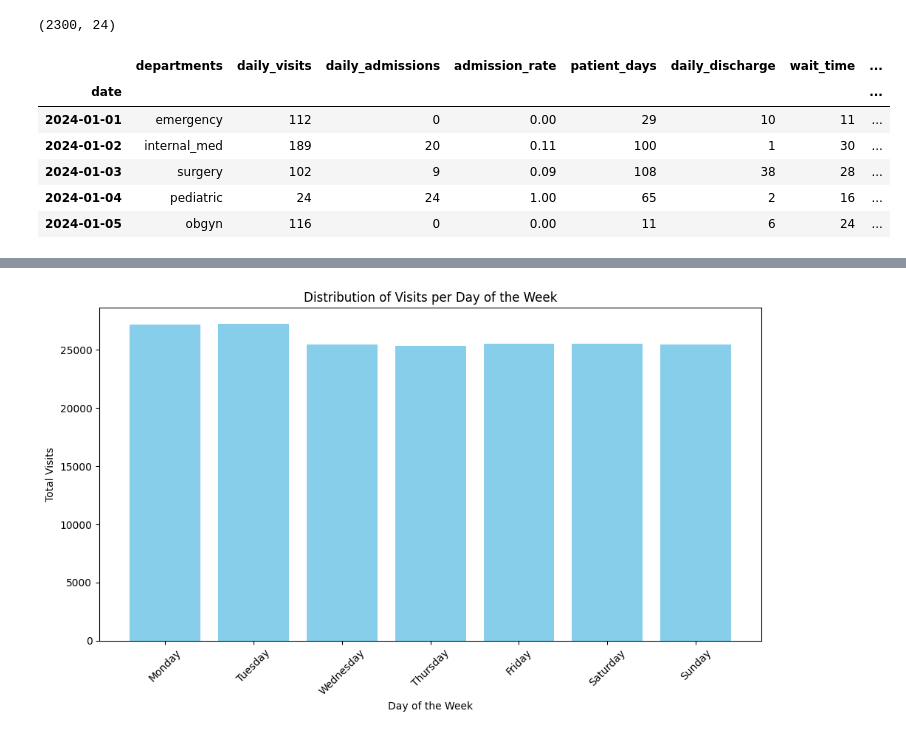
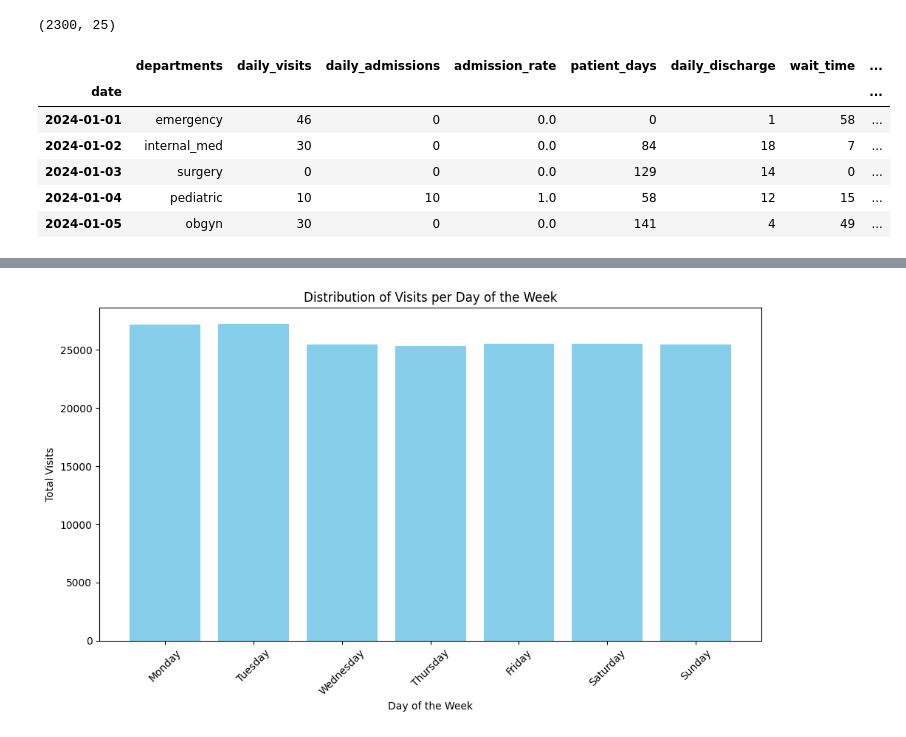
Before and after one commit to pablo9ja/Healthcare-Desktops, a Jupyter notebook: healthcare.ipynb, the cells around one changed output, grey strips where cells are left out. Drawn from its saved outputs; the diff is of its cells as text; code cells hidden in the pictures.

```diff
--- a/healthcare.ipynb
+++ b/healthcare.ipynb
@@ -1,18 +331,20 @@
 # %%
 import pandas as pd
+import pygwalker as pyg
+import math
 import numpy as np
+import matplotlib.pyplot as plt
 from datetime import datetime, timedelta
-import matplotlib.pyplot as plt
 pd.set_option('display.max_columns', None)
 
 # Define the departments and repeat each 10 times
+
 departments = [
     "emergency", "internal_med", "surgery", "pediatric", "obgyn", "cardio",
     "orthopedic", "neurology", "oncology", "radiology", "pathology", "anesthesiology",
     "icu", "psychiatry", "physical_therapy", "resp_therapy", "nutrition_diet",
     "pharmacy", "laboratory", "infection_control", "medical_records", "admin", "security"
 ] * 100
-
 # Creating the date range
 dt = pd.date_range(start='2024-01-01', end='2024-04-09')
 dt_range = np.tile(dt, int(np.ceil(len(departments) / len(dt))))[:len(departments)]
@@ -21,8 +353,8 @@ dt_range = np.tile(dt, int(np.ceil(len(departments) / len(dt))))[:len(department
 departments = departments[:2300]
 
 # Generate fake data
-np.random.seed(42)
-daily_visits = np.random.randint(10, 200, size=len(departments))
+#np.random.seed(42)
+daily_visits = np.random.randint(5, 50, size=len(departments))
 total_beds = np.random.randint(10, 80, size=len(departments))
 beds_in_use = np.minimum(total_beds, np.random.randint(5, 70, size=len(departments)))  # Ensure beds_in_use <= total_beds
 daily_discharge = np.minimum(total_beds, np.random.randint(1, 40, size=len(departments)))
@@ -32,8 +364,8 @@ daily_admissions = np.minimum(daily_visits, np.maximum(0, total_beds - beds_in_u
 admission_rate = np.round(daily_admissions / daily_visits, 2)
 
 # Employee data
-employee_count = np.random.randint(20, 150, size=100)
-employee_resign = np.random.randint(0, 5, size=100)
+employee_count = np.random.randint(10, 20, size=100)
+employee_resign = np.random.randint(0, 2, size=100)
 
 # Corrections data
 ctf_daily = np.random.randint(2, 20, size=len(departments))
@@ -41,7 +373,6 @@ daily_profit = np.random.randint(1000, 20000, size=len(departments))
 daily_revenue = daily_profit + ctf_daily
 ctf_daily = daily_revenue - daily_profit
 
-# Generating realistic integer staff to patient ratio
 staff_patient_ratio = ["1:{}".format(np.random.randint(1, 5)) for _ in range(len(departments))]
 
 data = {
@@ -53,45 +384,64 @@ data = {
     "patient_days": np.random.randint(10, 150, size=len(departments)),
     "daily_discharge": daily_discharge,
     "wait_time": np.random.randint(5, 60, size=len(departments)),
-    "daily_revenue": ["${:,.2f}".format(x) for x in daily_revenue],
-    "ctf_daily": ["${:,.2f}".format(x) for x in ctf_daily],
-    "daily_profit": ["${:,.2f}".format(x) for x in daily_profit],
+    "daily_revenue": daily_revenue,
+    "ctf_daily": ctf_daily,
+    "daily_profit":  daily_profit,
     "ctp_daily": np.random.randint(3, 25, size=len(departments)),
     "beds_in_use": beds_in_use,
     "total_beds": total_beds,
     "occupancy_rate": np.round(beds_in_use / total_beds, 2),
     "daily_readmission": np.random.randint(0, 5, size=len(departments)),
     "readmission_rate": np.round(np.random.uniform(0.0, 0.2, size=len(departments)), 2),
     "bed_turnover": np.round(daily_admissions / total_beds, 1),
     "employee_count": np.tile(employee_count, len(departments) // 100),
     "employee_resign": np.tile(employee_resign, len(departments) // 100),
     "employee_turnover": np.round(np.random.uniform(0.0, 0.05, size=len(departments)), 3),
     "equip_count": np.random.randint(10, 60, size=len(departments)),
     "equip_use": np.round(np.random.uniform(0.5, 1.0, size=len(departments)), 1),
-    "staff_patient_ratio": staff_patient_ratio,
+   "staff_patient_ratio": staff_patient_ratio,
     "refer_reason": np.random.choice(
         ["Accident", "Chronic Illness", "Elective Procedure", "Child Health", "Prenatal", "Cardiac Issues",
          "Joint Issues", "Nervous System", "Cancer", "Imaging", "Lab Tests", "Pre/Post Surgery", "Critical Care",
          "Mental Health", "Rehabilitation", "Breathing Disorders"], size=len(departments))
 }
 
 # Create DataFrame
 df = pd.DataFrame(data)
+# Iterate over the DataFrame and set fields to 0 if the department is not in the department_fields
+for department, fields in department_fields.items():
+    df.loc[df['departments'] == department, fields] = df.loc[df['departments'] == department, fields]
+    all_fields = set(df.columns)
+    applicable_fields = set(fields)
+    fields_to_zero = list(all_fields - applicable_fields)
+    df.loc[df['departments'] == department, fields_to_zero] = 0
 
+
+df['departments']= departments
 df.set_index('date', inplace=True)
-df['daily_revenue'] = df['daily_revenue'].str.replace('$', '').str.replace(',', '').astype(float)
-df['ctf_daily'] = df['ctf_daily'].str.replace('$', '').str.replace(',', '').astype(float)
-df['daily_profit'] = df['daily_profit'].str.replace('$', '').str.replace(',', '').astype(float)
+#df['daily_revenue'] = df['daily_revenue'].str.replace('$', '').str.replace(',', '').astype(float)
+#df['ctf_daily'] = df['ctf_daily'].str.replace('$', '').str.replace(',', '').astype(float)
+#df['daily_profit'] = df['daily_profit'].str.replace('$', '').str.replace(',', '').astype(float)
 df['employee_turnover'] = round(df['employee_resign'] / df['employee_count'],2)
-# Display the DataFrame
+df.fillna(0, inplace=True)
+
+
+def add_day_of_week(df):
+
+    df.index = pd.to_datetime(df.index)  # Ensure the index is a DatetimeIndex
+    df['day_of_week'] = df.index.day_name()
+    # Numerical label for day (Monday=0, ..., Sunday=6)
+    return df
+
+add_day_of_week(df)
 print(df.shape)
 df.head()
 # %% [output]
-(2300, 24)
+(2300, 25)
 |  | departments | daily_visits | daily_admissions | admission_rate | patient_days | daily_discharge | wait_time | ... |
 | date |  |  |  |  |  |  |  | ... |
-| 2024-01-01 | emergency | 112 | 0 | 0.00 | 29 | 10 | 11 | ... |
-| 2024-01-02 | internal_med | 189 | 20 | 0.11 | 100 | 1 | 30 | ... |
-| 2024-01-03 | surgery | 102 | 9 | 0.09 | 108 | 38 | 28 | ... |
-| 2024-01-04 | pediatric | 24 | 24 | 1.00 | 65 | 2 | 16 | ... |
-| 2024-01-05 | obgyn | 116 | 0 | 0.00 | 11 | 6 | 24 | ... |
+| 2024-01-01 | emergency | 46 | 0 | 0.0 | 0 | 1 | 58 | ... |
+| 2024-01-02 | internal_med | 30 | 0 | 0.0 | 84 | 18 | 7 | ... |
+| 2024-01-03 | surgery | 0 | 0 | 0.0 | 129 | 14 | 0 | ... |
+| 2024-01-04 | pediatric | 10 | 10 | 1.0 | 58 | 12 | 15 | ... |
+| 2024-01-05 | obgyn | 30 | 0 | 0.0 | 141 | 4 | 49 | ... |
```
Also changed, not shown: parts of 13 cells of this notebook, 12 other files.
